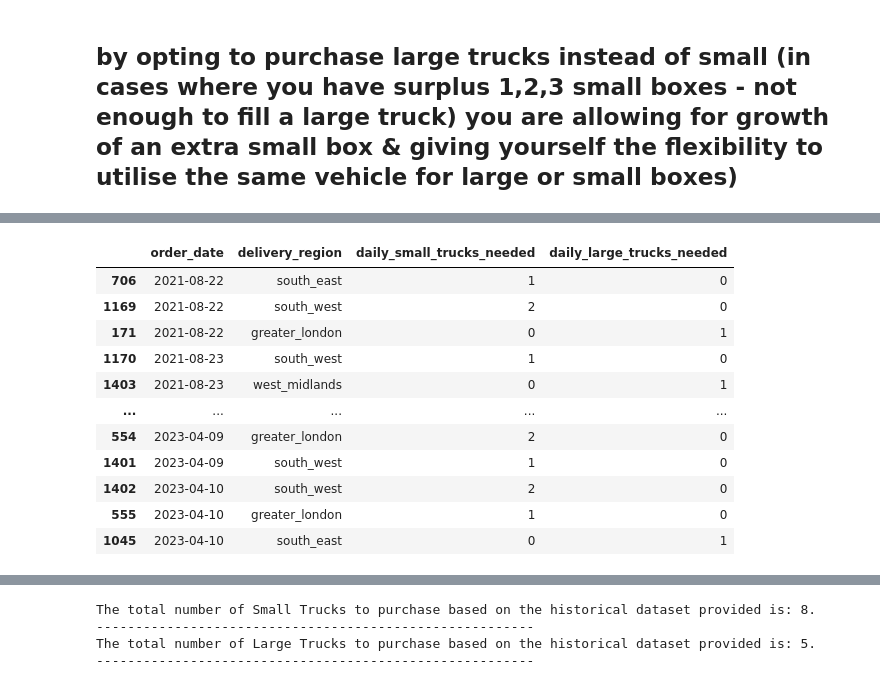
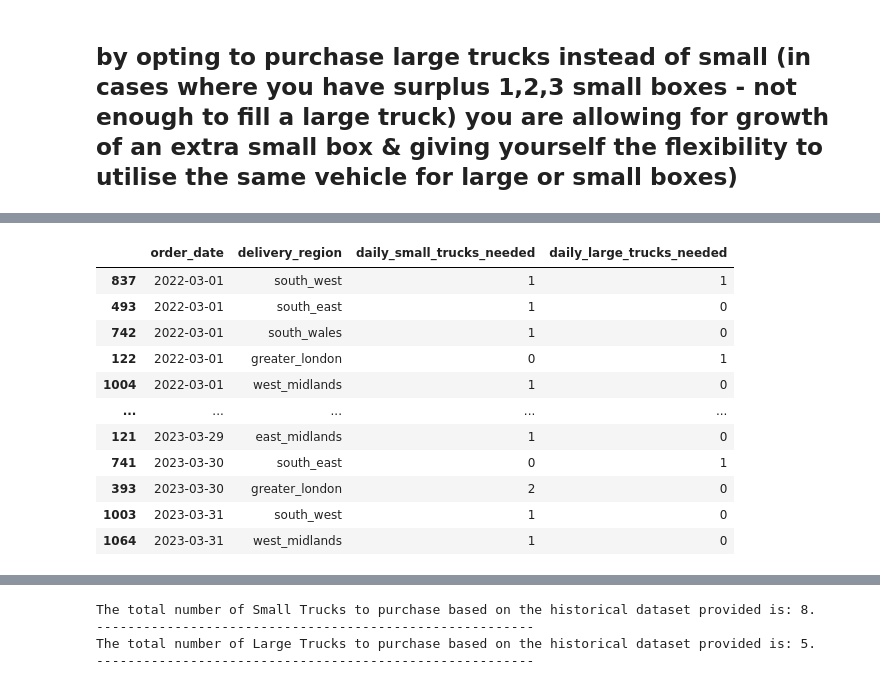
Before and after one commit to LottieJaneDev/20230825_Analyst_case_study_submission_Lottie_Jane_Pollard, a Jupyter notebook: notebooks/exploratory_data_analysis_mr_haulage.ipynb, the cells around one changed output, grey strips where cells are left out. Cells and saved outputs as stored; diff of their text form; code cells hidden in the pictures.

```diff
--- a/notebooks/exploratory_data_analysis_mr_haulage.ipynb
+++ b/notebooks/exploratory_data_analysis_mr_haulage.ipynb
@@ -69,12 +63,0 @@ dtype: object
-# %%
-# first, we will create the values based on if/else criteria (small box = £20 & large box = £100)
-initial_values = [20.00 if box_type == 'small' else 100.00 if box_type == 'large' else 0 for box_type in mr_haulage_df['box_type']]
-
-# then, insert a new column with the above initial values, I'll insert the new column, 'order_revenue' after 'item_serial' at index 3
-mr_haulage_df.insert(loc=4, column='order_revenue', value=initial_values)
-
-# set the data type for 'order_revenue' to float64 for monetary value
-mr_haulage_df['order_revenue'] = mr_haulage_df['order_revenue'].astype('float64')
-pd.set_option('display.float_format', '{:.2f}'.format)
-
-mr_haulage_df
@@ -205,6 +301,9 @@ most_popular_delivery_regions_by_customers
 # %%
+# filter the data to only include the records from 2022-03-01 to 2023-03-31
+latest_full_year_data = mr_haulage_df[(mr_haulage_df['order_date'] >= '2022-03-01') & (mr_haulage_df['order_date'] <= '2023-03-31')]
+
 # first, let's look at the historical daily demand for each box size per region
-estimated_daily_demand = mr_haulage_df.groupby(['order_date', 'delivery_region', 'box_type']).size().reset_index(name='box_count')
+estimated_daily_demand = latest_full_year_data.groupby(['order_date', 'delivery_region', 'box_type']).size().reset_index(name='box_count')
 
 # Filter out rows where count is 0
 estimated_daily_demand = estimated_daily_demand[estimated_daily_demand['box_count'] > 0]
@@ -233,56 +429,50 @@ daily_demand_op_1 = estimated_daily_demand.copy()
 # %%
-# Initialize an empty list to store the aggregated records
-aggregated_data_daily = []
+# initialise empty list to store aggregated records
+aggregated_data_daily_op_2 = []
 
-# Loop through each unique combination of delivery_region and order_date
-for (region, date) in daily_demand_op_1.groupby(['delivery_region', 'order_date']).groups.keys():
-    region_date_data = daily_demand_op_1[(daily_demand_op_1['delivery_region'] == region) & (daily_demand_op_1['order_date'] == date)]
+# loop through each unique combination of delivery_region and order_date
+for (region, date) in daily_demand_op_2.groupby(['delivery_region', 'order_date']).groups.keys():
+    region_date_data_op_2 = daily_demand_op_2[(daily_demand_op_2['delivery_region'] == region) & (daily_demand_op_2['order_date'] == date)]
 
-    # Initialize counters for the number of trucks
-    daily_small_trucks = 0
-    daily_large_trucks = 0
+    # Initialise counter for trucks
+    daily_small_trucks_op_2 = 0
+    daily_large_trucks_op_2 = 0
 
-    # Calculate the number of small trucks needed
-    if 'small' in region_date_data['box_type'].values:
-        daily_small_box_count = region_date_data.loc[region_date_data['box_type'] == 'small', 'box_count'].values[0]
+    # calculate number of small trucks needed
+    if 'small' in region_date_data_op_2['box_type'].values:
+        daily_small_box_count_op_2 = region_date_data_op_2.loc[region_date_data_op_2['box_type'] == 'small', 'box_count'].values[0]
 
-        # Convert sets of 4 small boxes to a large truck
-        daily_large_trucks += daily_small_box_count // 4
-        remaining_small_boxes = daily_small_box_count % 4
+        # convert sets of 4 small boxes to a large truck
+        daily_large_trucks_op_2 += daily_small_box_count_op_2 // 4
+        remaining_small_boxes_op_2 = daily_small_box_count_op_2 % 4
 
-        # If there are 3 remaining small boxes, use a large truck
-        if remaining_small_boxes == 3:
-            daily_large_trucks += 1
-        # If there are 2 remaining small boxes, use two small trucks
-        if remaining_small_boxes == 2:
-            daily_small_trucks += 2
-        # If there is 1 remaining small box, use a small truck
-        elif remaining_small_boxes == 1:
-            daily_small_trucks += 1
+        # if there are 1, 2, or 3 remaining small boxes, increment small trucks by that number
+        if remaining_small_boxes_op_2 in [1, 2, 3]:
+            daily_small_trucks_op_2 += remaining_small_boxes_op_2
 
-    # Calculate the number of large trucks needed
-    if 'large' in region_date_data['box_type'].values:
-        daily_large_box_count = region_date_data.loc[region_date_data['box_type'] == 'large', 'box_count'].values[0]
-        daily_large_trucks += daily_large_box_count
+    # calculate the number of large trucks needed
+    if 'large' in region_date_data_op_2['box_type'].values:
+        daily_large_box_count_op_2 = region_date_data_op_2.loc[region_date_data_op_2['box_type'] == 'large', 'box_count'].values[0]
+        daily_large_trucks_op_2 += daily_large_box_count_op_2
 
-    # Append the aggregated information to the list
-    aggregated_data_daily.append([date, region, daily_small_trucks, daily_large_trucks])
+    # append to initialised list
+    aggregated_data_daily_op_2.append([date, region, daily_small_trucks_op_2, daily_large_trucks_op_2])
 
-# Convert the list to a DataFrame
-aggregated_df_daily = pd.DataFrame(aggregated_data_daily, columns=['order_date', 'delivery_region', 'daily_small_trucks_needed', 'daily_large_trucks_needed'])
-aggregated_df_daily = aggregated_df_daily.sort_values(by='order_date', ascending=True)
+# convert list to dataframe
+aggregated_df_daily_op_2 = pd.DataFrame(aggregated_data_daily_op_2, columns=['order_date', 'delivery_region', 'daily_small_trucks_needed', 'daily_large_trucks_needed'])
+aggregated_df_daily_op_2 = aggregated_df_daily_op_2.sort_values(by='order_date', ascending=True)
 
-aggregated_df_daily
+aggregated_df_daily_op_2
 # %% [output]
 |  | order_date | delivery_region | daily_small_trucks_needed | daily_large_trucks_needed |
-| 706 | 2021-08-22 | south_east | 1 | 0 |
-| 1169 | 2021-08-22 | south_west | 2 | 0 |
-| 171 | 2021-08-22 | greater_london | 0 | 1 |
-| 1170 | 2021-08-23 | south_west | 1 | 0 |
-| 1403 | 2021-08-23 | west_midlands | 0 | 1 |
+| 837 | 2022-03-01 | south_west | 1 | 1 |
+| 493 | 2022-03-01 | south_east | 1 | 0 |
+| 742 | 2022-03-01 | south_wales | 1 | 0 |
+| 122 | 2022-03-01 | greater_london | 0 | 1 |
+| 1004 | 2022-03-01 | west_midlands | 1 | 0 |
 | ... | ... | ... | ... | ... |
-| 554 | 2023-04-09 | greater_london | 2 | 0 |
-| 1401 | 2023-04-09 | south_west | 1 | 0 |
-| 1402 | 2023-04-10 | south_west | 2 | 0 |
-| 555 | 2023-04-10 | greater_london | 1 | 0 |
-| 1045 | 2023-04-10 | south_east | 0 | 1 |
+| 121 | 2023-03-29 | east_midlands | 1 | 0 |
+| 741 | 2023-03-30 | south_east | 0 | 1 |
+| 393 | 2023-03-30 | greater_london | 2 | 0 |
+| 1003 | 2023-03-31 | south_west | 1 | 0 |
+| 1064 | 2023-03-31 | west_midlands | 1 | 0 |
```
Also changed, not shown: parts of 56 cells of this notebook, 3 other files.
